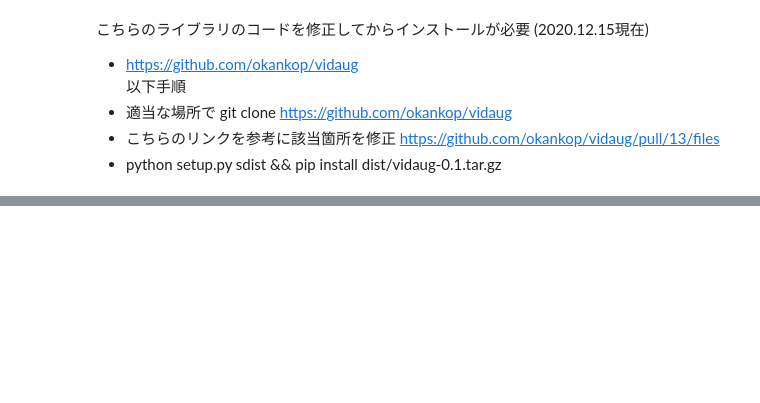
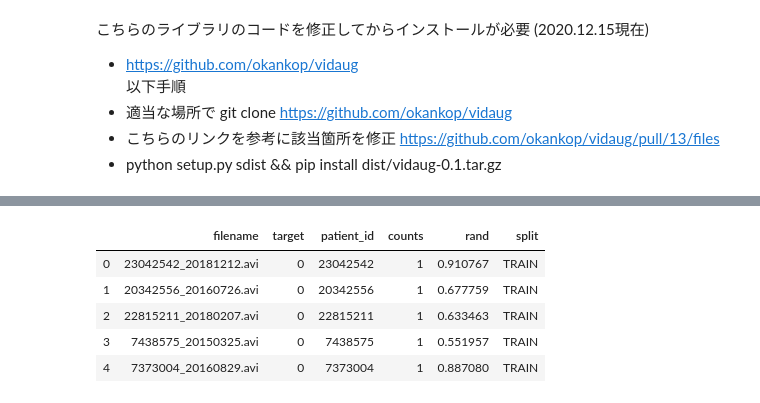
Before and after one commit to nakamotoo/echo-3D-sample, a Jupyter notebook: data/data_augmentation.ipynb, the cells around one changed output, grey strips where cells are left out. Saved outputs shown, nothing was run; the diff lists cells and outputs as text; code cells hidden in the pictures; blank space fills up the shorter version.

```diff
--- a/data/data_augmentation.ipynb
+++ b/data/data_augmentation.ipynb
@@ -99,3 +106,13 @@ def transform_video(path, video_aug = "RandomRotate"):
+# %%
+df = pd.read_csv("FileList.csv", index_col=0)
+df.head()
+# %% [output]
+|  | filename | target | patient_id | counts | rand | split |
+| 0 | 23042542_20181212.avi | 0 | 23042542 | 1 | 0.910767 | TRAIN |
+| 1 | 20342556_20160726.avi | 0 | 20342556 | 1 | 0.677759 | TRAIN |
+| 2 | 22815211_20180207.avi | 0 | 22815211 | 1 | 0.633463 | TRAIN |
+| 3 | 7438575_20150325.avi | 0 | 7438575 | 1 | 0.551957 | TRAIN |
+| 4 | 7373004_20160829.avi | 0 | 7373004 | 1 | 0.887080 | TRAIN |
 # %%
 for filename in files:
     path = os.path.join(folder, filename)
```
Also changed, not shown: parts of 5 cells of this notebook, 8 other files.
